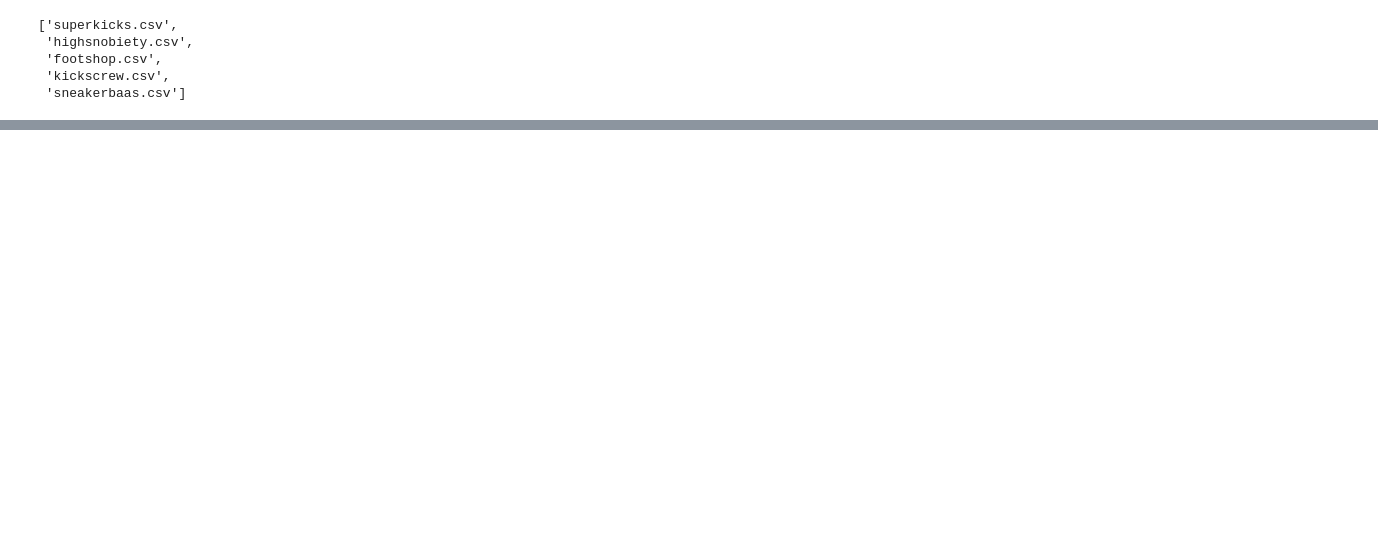
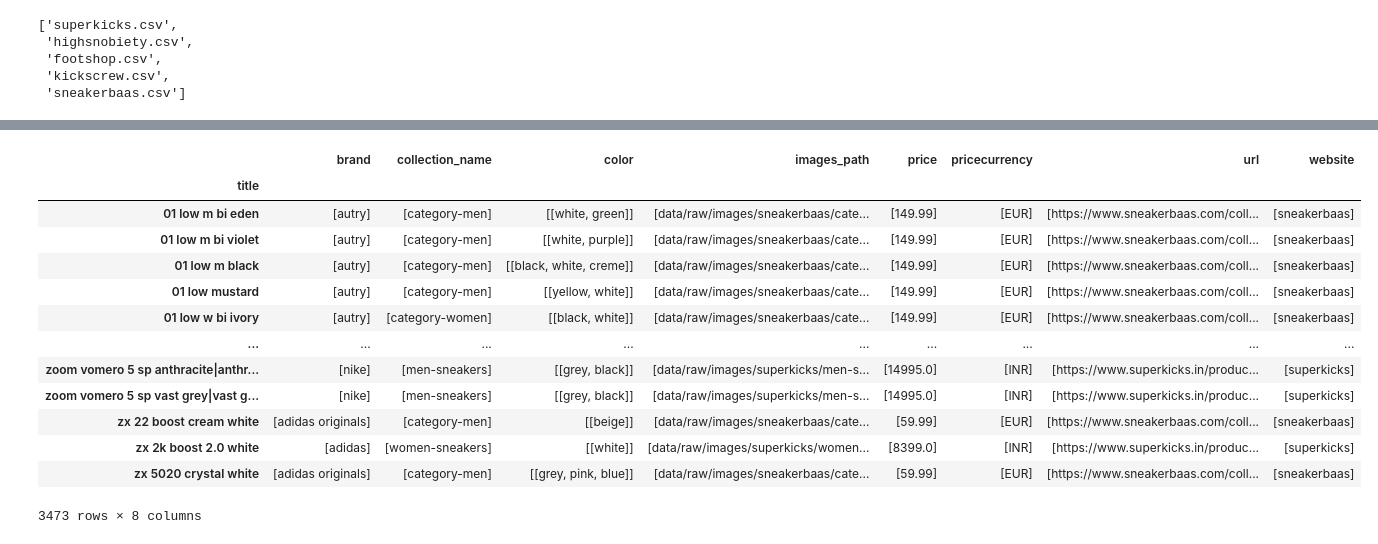
Before and after one commit to miem-refugees/sneakers-ml, a Jupyter notebook: notebooks/merger/merger.ipynb, the cells around one changed output, grey strips where cells are left out. Cells and saved outputs as stored; diff of their text form; code cells hidden in the pictures; blank space fills up the shorter version.

```diff
--- a/notebooks/merger/merger.ipynb
+++ b/notebooks/merger/merger.ipynb
@@ -195,3 +242,29 @@ same_columns
+# %%
+merged_datasets.groupby("title").agg({
+    "brand": list,
+    "collection_name":list,
+    "color": list,
+    "images_path": list,
+    "price": list,
+    "pricecurrency": list,
+    "url": list,
+    "website": list
+})
+# %% [output]
+|  | brand | collection_name | color | images_path | price | pricecurrency | url | website |
+| title |  |  |  |  |  |  |  |  |
+| 01 low m bi eden | [autry] | [category-men] | [[white, green]] | [data/raw/images/sneakerbaas/cate... | [149.99] | [EUR] | [https://www.sneakerbaas.com/coll... | [sneakerbaas] |
+| 01 low m bi violet | [autry] | [category-men] | [[white, purple]] | [data/raw/images/sneakerbaas/cate... | [149.99] | [EUR] | [https://www.sneakerbaas.com/coll... | [sneakerbaas] |
+| 01 low m black | [autry] | [category-men] | [[black, white, creme]] | [data/raw/images/sneakerbaas/cate... | [149.99] | [EUR] | [https://www.sneakerbaas.com/coll... | [sneakerbaas] |
+| 01 low mustard | [autry] | [category-men] | [[yellow, white]] | [data/raw/images/sneakerbaas/cate... | [149.99] | [EUR] | [https://www.sneakerbaas.com/coll... | [sneakerbaas] |
+| 01 low w bi ivory | [autry] | [category-women] | [[black, white]] | [data/raw/images/sneakerbaas/cate... | [149.99] | [EUR] | [https://www.sneakerbaas.com/coll... | [sneakerbaas] |
+| ... | ... | ... | ... | ... | ... | ... | ... | ... |
+| zoom vomero 5 sp anthracite|anthr... | [nike] | [men-sneakers] | [[grey, black]] | [data/raw/images/superkicks/men-s... | [14995.0] | [INR] | [https://www.superkicks.in/produc... | [superkicks] |
+| zoom vomero 5 sp vast grey|vast g... | [nike] | [men-sneakers] | [[grey, black]] | [data/raw/images/superkicks/men-s... | [14995.0] | [INR] | [https://www.superkicks.in/produc... | [superkicks] |
+| zx 22 boost cream white | [adidas originals] | [category-men] | [[beige]] | [data/raw/images/sneakerbaas/cate... | [59.99] | [EUR] | [https://www.sneakerbaas.com/coll... | [sneakerbaas] |
+| zx 2k boost 2.0 white | [adidas] | [women-sneakers] | [[white]] | [data/raw/images/superkicks/women... | [8399.0] | [INR] | [https://www.superkicks.in/produc... | [superkicks] |
+| zx 5020 crystal white | [adidas originals] | [category-men] | [[grey, pink, blue]] | [data/raw/images/sneakerbaas/cate... | [59.99] | [EUR] | [https://www.sneakerbaas.com/coll... | [sneakerbaas] |
+3473 rows × 8 columns
 # %%
 for name, d in datasets.items():
     print(f"{name} columns:", d.columns)
```
Also changed, not shown: parts of 11 cells of this notebook.
